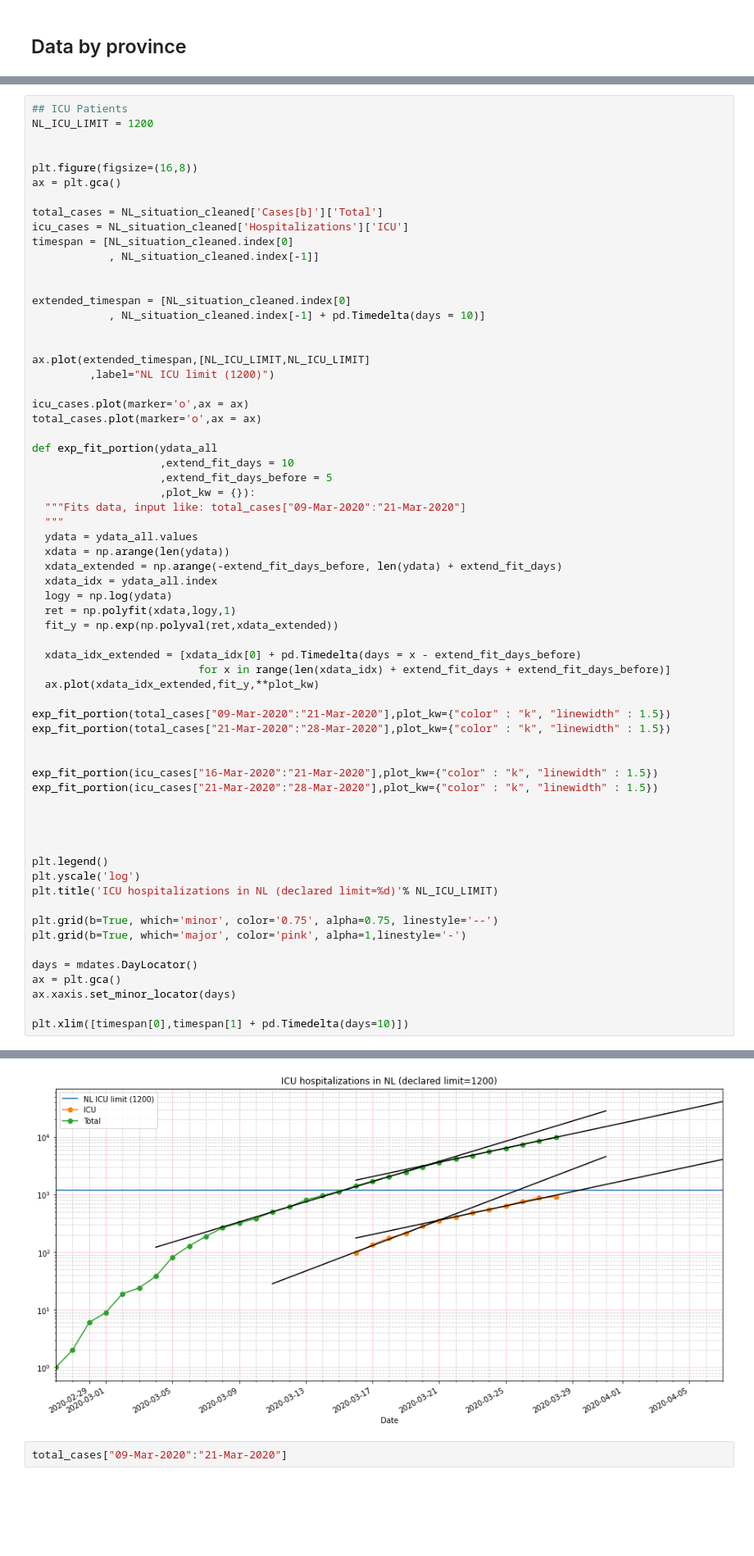
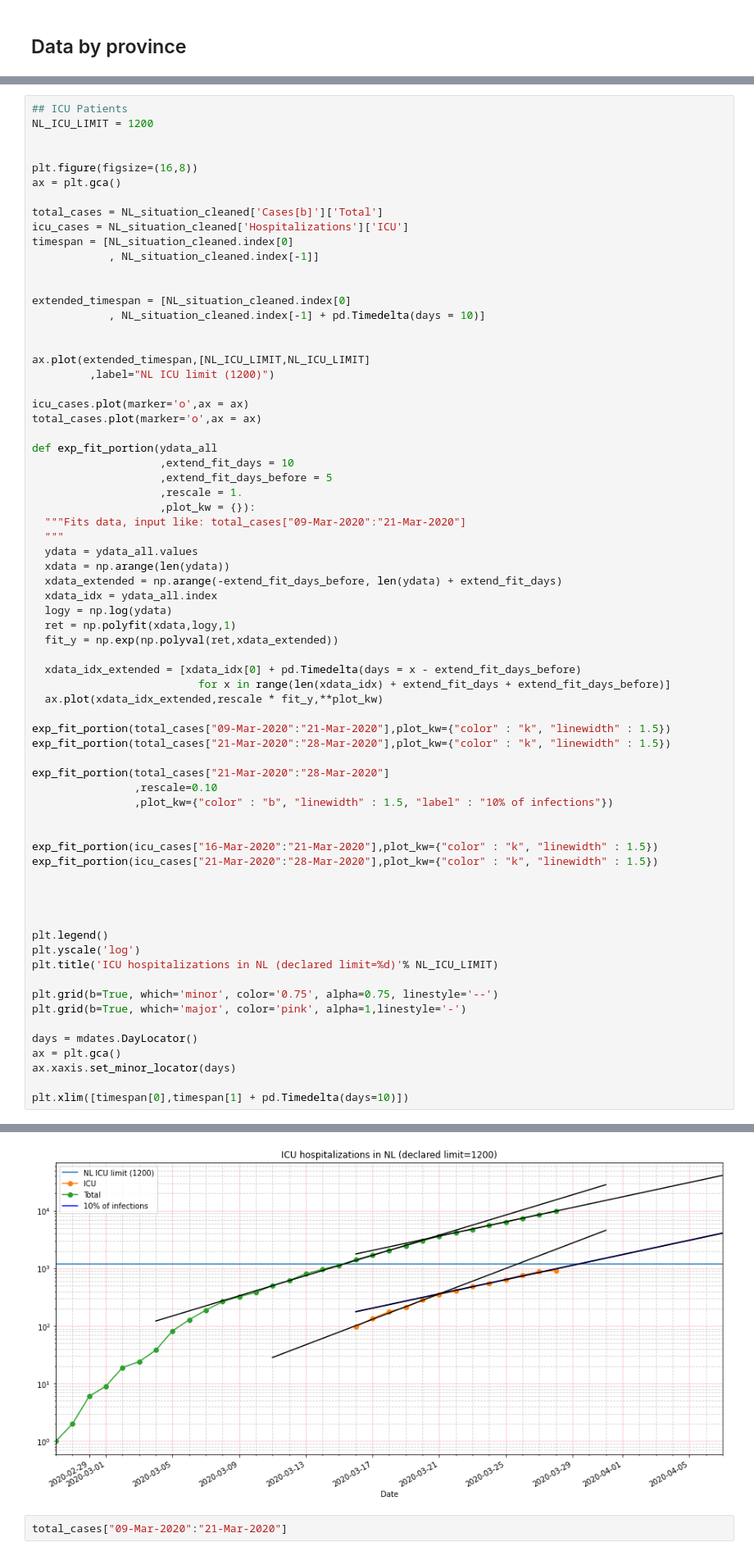
Before and after one commit to acorbe/covid19-analytics-NL-EU, a Jupyter notebook: Corona_stats.ipynb, the cells around one changed output, grey strips where cells are left out. Shown at 82% size. Saved outputs shown, nothing was run; the diff lists cells and outputs as text; blank space fills up the shorter version.

```diff
--- a/Corona_stats.ipynb
+++ b/Corona_stats.ipynb
@@ -410,6 +410,7 @@ total_cases.plot(marker='o',ax = ax)
 def exp_fit_portion(ydata_all
                     ,extend_fit_days = 10
                     ,extend_fit_days_before = 5
+                    ,rescale = 1.
                     ,plot_kw = {}):
   """Fits data, input like: total_cases["09-Mar-2020":"21-Mar-2020"]
   """
@@ -423,10 +424,14 @@ def exp_fit_portion(ydata_all
 
   xdata_idx_extended = [xdata_idx[0] + pd.Timedelta(days = x - extend_fit_days_before)
                           for x in range(len(xdata_idx) + extend_fit_days + extend_fit_days_before)]
-  ax.plot(xdata_idx_extended,fit_y,**plot_kw)
+  ax.plot(xdata_idx_extended,rescale * fit_y,**plot_kw)
 
 exp_fit_portion(total_cases["09-Mar-2020":"21-Mar-2020"],plot_kw={"color" : "k", "linewidth" : 1.5})
 exp_fit_portion(total_cases["21-Mar-2020":"28-Mar-2020"],plot_kw={"color" : "k", "linewidth" : 1.5})
+
+exp_fit_portion(total_cases["21-Mar-2020":"28-Mar-2020"]
+                ,rescale=0.10
+                ,plot_kw={"color" : "b", "linewidth" : 1.5, "label" : "10% of infections"})
 
 
 exp_fit_portion(icu_cases["16-Mar-2020":"21-Mar-2020"],plot_kw={"color" : "k", "linewidth" : 1.5})
@@ -452,4 +458,4 @@ plt.xlim([timespan[0],timespan[1] + pd.Timedelta(days=10)])
-[figure, old version]
+[figure, new version]
 # %%
 total_cases["09-Mar-2020":"21-Mar-2020"]
 # %% [output]
```
Also changed, not shown: parts of 1 cell of this notebook.
